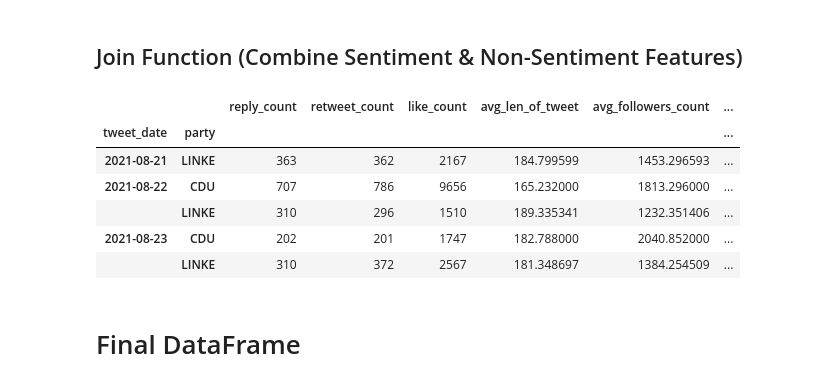
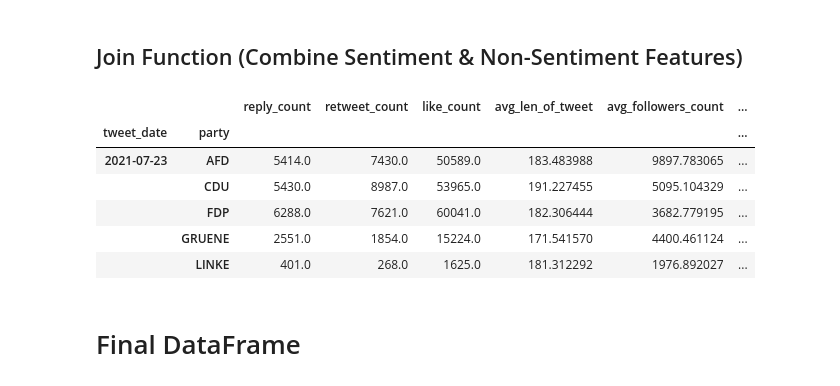
Before and after one commit to NicolasBuehringer/project_delphi, a Jupyter notebook: notebooks/05finn/finnzm_api_sample_data_v1.ipynb, the cells around one changed output. Saved outputs shown, nothing was run; the diff lists cells and outputs as text; code cells hidden in the pictures.

```diff
--- a/notebooks/05finn/finnzm_api_sample_data_v1.ipynb
+++ b/notebooks/05finn/finnzm_api_sample_data_v1.ipynb
@@ -81,3 +78,5 @@ df_linke.head(3)
+# %%
+df_other = load_and_clean_csv("OTHER", '/Users/finnzurmuehlen/Downloads/2021_others_with_sentiment.csv')
 # %% [markdown]
 # Concat. DataFrames
 # %% [markdown]
@@ -93,5 +92,5 @@ def concat_dfs(list_of_dfs):
 # %% [markdown]
 ## Concat DFs
 # %%
-list_of_dfs = [df_cdu, df_linke]
+list_of_dfs = [df_cdu, df_spd, df_gruene, df_fdp, df_linke, df_afd, df_other]
 df_all = concat_dfs(list_of_dfs)
@@ -110,8 +111,18 @@ def create_non_sentiment_features(df):
                        "following_count": "avg_following_count",
                        "user_tweet_count": "avg_user_tweet_count"
                       })
+    # Change dtypes
+    df = df.fillna(0)
+    df["reply_count"] = df["reply_count"].astype(float)
+    df["retweet_count"] = df["retweet_count"].astype(float)
+    df["like_count"] = df["like_count"].astype(float)
+    df["avg_len_of_tweet"] = df["avg_len_of_tweet"].astype(float)
+    df["avg_followers_count"] = df["avg_followers_count"].astype(float)
+    df["avg_following_count"] = df["avg_following_count"].astype(float)
+    df["avg_user_tweet_count"] = df["avg_user_tweet_count"].astype(float)
 
-    df_temp = df.groupby([pd.Grouper(key='tweet_date',freq='D'), "party"]).agg({
+    #Create temporary DF
+    df_temp = df.groupby([pd.Grouper(key='tweet_date',freq='D'), 'party']).agg({
     "reply_count": "sum",
     "retweet_count": "sum",
     "like_count": "sum",
@@ -120,15 +131,16 @@ def create_non_sentiment_features(df):
     "avg_following_count": "mean",
     "avg_user_tweet_count": "mean"
     })
+
     #Create: Followers Ratio
     df_temp["avg_ff_ratio"] = df_temp["avg_followers_count"] / df_temp["avg_following_count"]
 
     # Create: share of tweets that a party has in comparison to all tweets on a given day
-    df_temp_2 = df.groupby([pd.Grouper(key='tweet_date',freq='D'), "party"]).agg({
+    df_temp_2 = df.groupby([pd.Grouper(key='tweet_date',freq='D'), 'party']).agg({
     "text": "count"}).groupby(level=0).apply(lambda x: x/x.sum())
 
     # Create: Share of tweets that come from a unique user for each party on a given day
-    df_temp_3 = df.groupby([pd.Grouper(key='tweet_date',freq='D'), "party"]).agg({
+    df_temp_3 = df.groupby([pd.Grouper(key='tweet_date',freq='D'), 'party']).agg({
     "author_id": "nunique",
     "text": "count"})
     df_temp_3["share_unique_users"] = df_temp_3["author_id"] / df_temp_3["text"]
@@ -159,6 +172,12 @@ def create_sentiment_features(df):
     '''
     Generates the following features: "Weighted Sentiment", "Share of positive tweets", "Share of negative tweets".
     '''
+    # Change dtype
+    df = df.fillna(0)
+    df["retweet_count"] = df["retweet_count"].astype(float)
+    df["like_count"] = df["like_count"].astype(float)
+    df["sentiment"] = df["sentiment"].astype(float)
+
     df = df[["tweet_date","party","retweet_count", "like_count", "sentiment"]]
     # Generate "Weighted Sentiment"
     df["like_count"] = df["like_count"]+10
@@ -224,15 +217,15 @@ def join_features(df1, df2):
     return df_joined
 # %%
 df_joined = join_features(df_non_sentiment, df_sentiment)
-df_joined.tail()
+df_joined.head()
 # %% [output]
 |  |  | reply_count | retweet_count | like_count | avg_len_of_tweet | avg_followers_count | ... |
 | tweet_date | party |  |  |  |  |  | ... |
-| 2021-08-21 | LINKE | 363 | 362 | 2167 | 184.799599 | 1453.296593 | ... |
-| 2021-08-22 | CDU | 707 | 786 | 9656 | 165.232000 | 1813.296000 | ... |
-|  | LINKE | 310 | 296 | 1510 | 189.335341 | 1232.351406 | ... |
-| 2021-08-23 | CDU | 202 | 201 | 1747 | 182.788000 | 2040.852000 | ... |
-|  | LINKE | 310 | 372 | 2567 | 181.348697 | 1384.254509 | ... |
+| 2021-07-23 | AFD | 5414.0 | 7430.0 | 50589.0 | 183.483988 | 9897.783065 | ... |
+|  | CDU | 5430.0 | 8987.0 | 53965.0 | 191.227455 | 5095.104329 | ... |
+|  | FDP | 6288.0 | 7621.0 | 60041.0 | 182.306444 | 3682.779195 | ... |
+|  | GRUENE | 2551.0 | 1854.0 | 15224.0 | 171.541570 | 4400.461124 | ... |
+|  | LINKE | 401.0 | 268.0 | 1625.0 | 181.312292 | 1976.892027 | ... |
 # %% [markdown]
 # Final DataFrame
 # %% [markdown]
```
Also changed, not shown: parts of 15 cells of this notebook, 4 other files.
